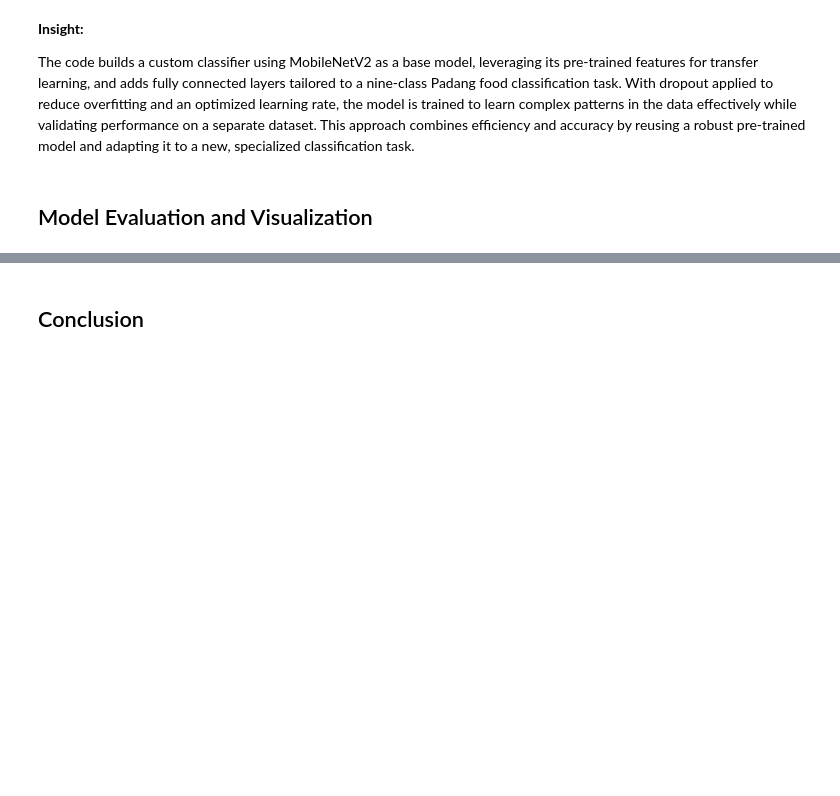
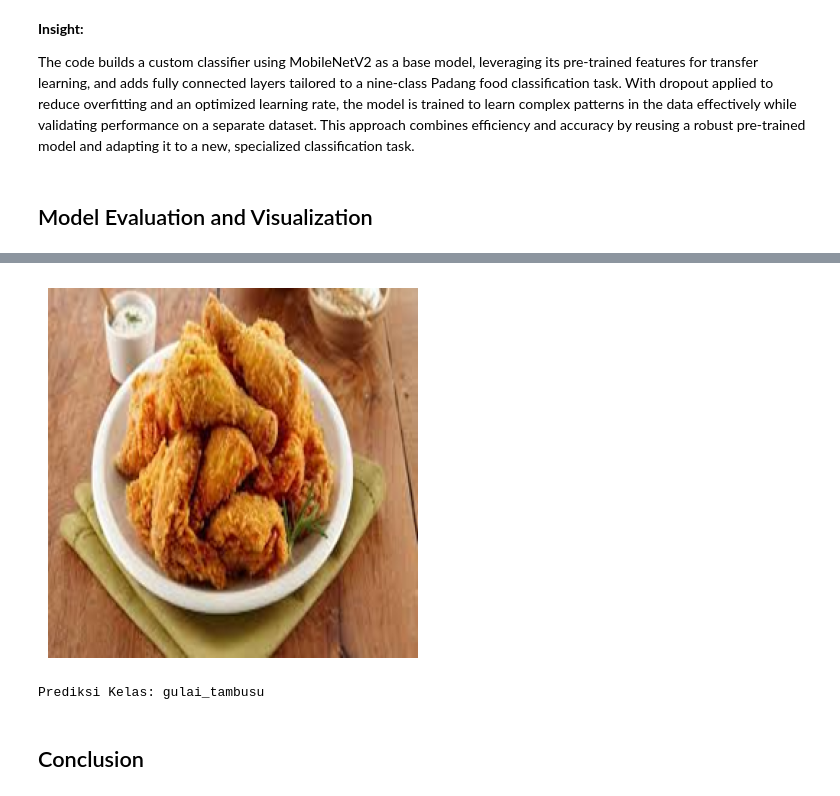
Before and after one commit to CaloCare/MachineLearning, a Jupyter notebook: CaloCare.ipynb, the cells around one changed output, grey strips where cells are left out. Drawn from its saved outputs; the diff is of its cells as text; code cells hidden in the pictures; blank space fills up the shorter version.

```diff
--- a/CaloCare.ipynb
+++ b/CaloCare.ipynb
@@ -359,0 +372,32 @@ dendeng_batokok       1.00      0.92      0.96        12
+# %%
+from tensorflow.keras.preprocessing import image
+import numpy as np
+import matplotlib.pyplot as plt
+from google.colab import files
+from PIL import Image
+
+# Mendapatkan mapping indeks ke nama kelas
+class_indices = train_generator.class_indices
+class_names = {v: k for k, v in class_indices.items()}  # Membalik dictionary
+
+# Fungsi untuk mengunggah dan memuat gambar
+uploaded = files.upload()
+
+for file_name in uploaded.keys():
+    # Memuat gambar dari file yang diunggah
+    img = Image.open(file_name)
+    img = img.resize((img_width, img_height))  # Ubah ukuran gambar sesuai input model
+    img_array = image.img_to_array(img)
+    img_array = np.expand_dims(img_array, axis=0)
+    img_array /= 255.0  # Normalisasi gambar
+
+    # Membuat prediksi
+    prediction = model.predict(img_array)
+    predicted_class = np.argmax(prediction, axis=1)
+
+    # Menampilkan gambar dan hasil prediksi
+    plt.imshow(img)
+    plt.axis('off')
+    plt.show()
+    print("Prediksi Kelas:", class_names[predicted_class[0]])
+# %% [output]
@@ -360,3 +407,5 @@ dendeng_batokok       1.00      0.92      0.96        12
+[figure, added]
+Prediksi Kelas: gulai_tambusu
 # %% [markdown]
 ## Conclusion
 # %% [markdown]
```
Also changed, not shown: parts of 11 cells of this notebook.
